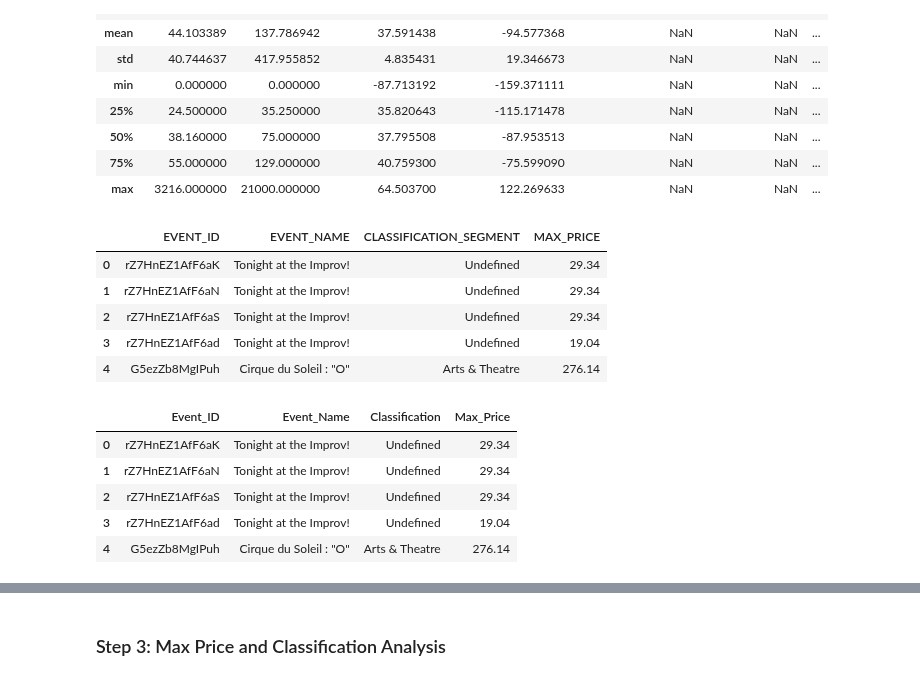
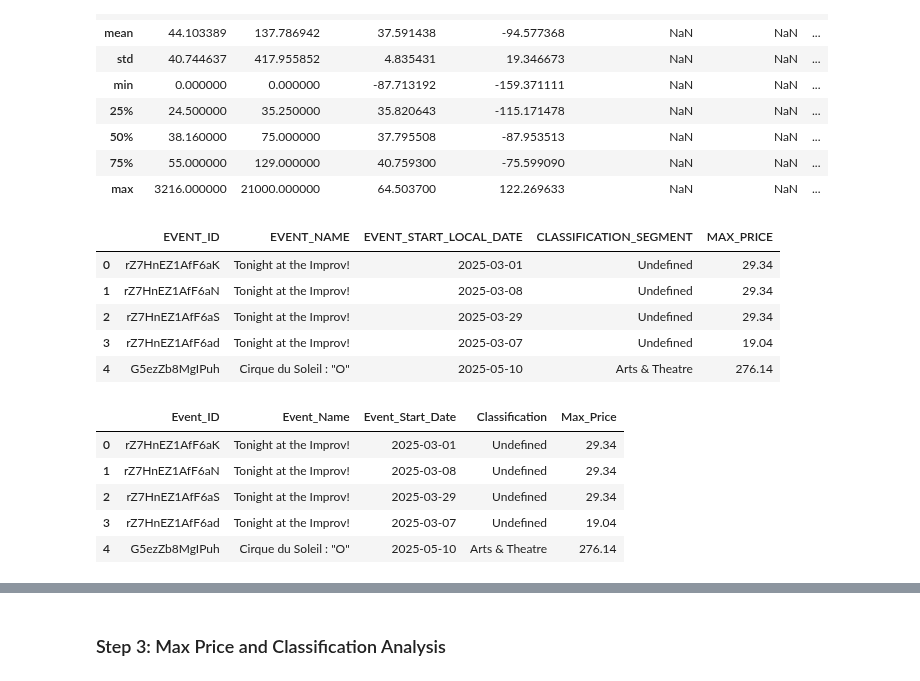
Before and after one commit to dq93/TicketMasterAPI, a Jupyter notebook: notebooks/Vanessa-eda.ipynb, the cells around one changed output, grey strips where cells are left out. Cells and saved outputs as stored; diff of their text form; code cells hidden in the pictures.

```diff
--- a/notebooks/Vanessa-eda.ipynb
+++ b/notebooks/Vanessa-eda.ipynb
@@ -75,7 +77,8 @@ df.describe()
 # remove unneeded columns
 
 df = df[['EVENT_ID', 'EVENT_NAME', #'EVENT_NOTES', 'EVENT_INFO', 'EVENT_STATUS',
-       #'EVENT_START_DATETIME', 'EVENT_END_DATETIME', 'EVENT_START_LOCAL_DATE',
+       #'EVENT_START_DATETIME', 'EVENT_END_DATETIME',
+       'EVENT_START_LOCAL_DATE',
        #'EVENT_START_LOCAL_TIME',
        #'ONSALE_START_DATETIME',
        #'ONSALE_END_DATETIME',
@@ -84,53 +87,53 @@ df = df[['EVENT_ID', 'EVENT_NAME', #'EVENT_NOTES', 'EVENT_INFO', 'EVENT_STATUS',
        #'MIN_PRICE',
          'MAX_PRICE']].copy()
        #,'VENUE_CITY', 'CURRENCY', 'ATTRACTION_NAME', 'ATTRACTION_ID', 'ATTRACTION_IMAGE_URL',
        #'VENUE_NAME', 'VENUE_ID', 'VENUE_STREET',
        #'VENUE_STATE_CODE', #'VENUE_COUNTRY_CODE',
        #'VENUE_LATITUDE',
        #'VENUE_LONGITUDE', 'VENUE_ZIP_CODE', 'VENUE_TIMEZONE', #'ATTRACTION_URL',
        #'VENUE_URL', 'PRIMARY_EVENT_URL', 'RESALE_EVENT_URL', 'PRESALE_NAME',
        #'PRESALE_DATETIME_RANGE', 'LEGACY_EVENT_ID', 'LEGACY_VENUE_ID',
        #'LEGACY_ATTRACTION_ID', 'PRESALE_NAME.1', 'PRESALE_DESCRIPTION',
        #'PRESALE_START_DATETIME', 'PRESALE_END_DATETIME', 'SOURCE',
        #'CLASSIFICATION_TYPE', 'CLASSIFICATION_SUB_TYPE', 'PROMOTER_ID',
        #'PROMOTER_NAME', #'CLASSIFICATION_SEGMENT_ID', 'CLASSIFICATION_GENRE_ID',
        #'CLASSIFICATION_SUB_GENRE_ID', 'CLASSIFICATION_TYPE_ID',
       # 'CLASSIFICATION_SUB_TYPE_ID', 'ATTRACTION_CLASSIFICATION_SEGMENT_ID',
        #'ATTRACTION_CLASSIFICATION_SEGMENT',
        #'ATTRACTION_CLASSIFICATION_GENRE_ID', 'ATTRACTION_CLASSIFICATION_GENRE',
        #'ATTRACTION_CLASSIFICATION_SUB_GENRE_ID',
        #'ATTRACTION_CLASSIFICATION_SUB_GENRE',
       # 'ATTRACTION_CLASSIFICATION_TYPE_ID', 'ATTRACTION_CLASSIFICATION_TYPE',
        #'ATTRACTION_CLASSIFICATION_SUB_TYPE_ID',
        #'ATTRACTION_CLASSIFICATION_SUB_TYPE', 'MIN_PRICE_WITH_FEES',
        #'MAX_PRICE_WITH_FEES',
        #'TRANSACTABLE', 'HOT_EVENT',
        #'ACCESSIBLE_SEATING_DETAIL', 'ADA_PHONE', 'ADA_CUSTOM_COPY',
        #'ADA_HOURS', 'ACCESSIBILITY_INFO', 'API_ONSALE_START_DATETIME',
        #'PLEASE_NOTE', 'IMPORTANT_INFORMATION', 'EVENT_END_LOCAL_DATE'
 
 df.head(5)
 # %% [output]
-|  | EVENT_ID | EVENT_NAME | CLASSIFICATION_SEGMENT | MAX_PRICE |
-| 0 | rZ7HnEZ1AfF6aK | Tonight at the Improv! | Undefined | 29.34 |
-| 1 | rZ7HnEZ1AfF6aN | Tonight at the Improv! | Undefined | 29.34 |
-| 2 | rZ7HnEZ1AfF6aS | Tonight at the Improv! | Undefined | 29.34 |
-| 3 | rZ7HnEZ1AfF6ad | Tonight at the Improv! | Undefined | 19.04 |
-| 4 | G5ezZb8MgIPuh | Cirque du Soleil : "O" | Arts & Theatre | 276.14 |
+|  | EVENT_ID | EVENT_NAME | EVENT_START_LOCAL_DATE | CLASSIFICATION_SEGMENT | MAX_PRICE |
+| 0 | rZ7HnEZ1AfF6aK | Tonight at the Improv! | 2025-03-01 | Undefined | 29.34 |
+| 1 | rZ7HnEZ1AfF6aN | Tonight at the Improv! | 2025-03-08 | Undefined | 29.34 |
+| 2 | rZ7HnEZ1AfF6aS | Tonight at the Improv! | 2025-03-29 | Undefined | 29.34 |
+| 3 | rZ7HnEZ1AfF6ad | Tonight at the Improv! | 2025-03-07 | Undefined | 19.04 |
+| 4 | G5ezZb8MgIPuh | Cirque du Soleil : "O" | 2025-05-10 | Arts & Theatre | 276.14 |
 # %%
 # rename columns
-df = df.rename(columns = {'EVENT_ID':'Event_ID', 'EVENT_NAME':'Event_Name', 'CLASSIFICATION_SEGMENT':'Classification',
+df = df.rename(columns = {'EVENT_ID':'Event_ID', 'EVENT_NAME':'Event_Name', 'EVENT_START_LOCAL_DATE':'Event_Start_Date', 'CLASSIFICATION_SEGMENT':'Classification',
                      'CLASSIFICATION_GENRE':'Genre', 'CLASSIFICATION_SUB_GENRE':'Sub_Genre',
                      'MIN_PRICE':'Min_Price','MAX_PRICE':'Max_Price'})
 
 df.head(5)
 # %% [output]
-|  | Event_ID | Event_Name | Classification | Max_Price |
-| 0 | rZ7HnEZ1AfF6aK | Tonight at the Improv! | Undefined | 29.34 |
-| 1 | rZ7HnEZ1AfF6aN | Tonight at the Improv! | Undefined | 29.34 |
-| 2 | rZ7HnEZ1AfF6aS | Tonight at the Improv! | Undefined | 29.34 |
-| 3 | rZ7HnEZ1AfF6ad | Tonight at the Improv! | Undefined | 19.04 |
-| 4 | G5ezZb8MgIPuh | Cirque du Soleil : "O" | Arts & Theatre | 276.14 |
+|  | Event_ID | Event_Name | Event_Start_Date | Classification | Max_Price |
+| 0 | rZ7HnEZ1AfF6aK | Tonight at the Improv! | 2025-03-01 | Undefined | 29.34 |
+| 1 | rZ7HnEZ1AfF6aN | Tonight at the Improv! | 2025-03-08 | Undefined | 29.34 |
+| 2 | rZ7HnEZ1AfF6aS | Tonight at the Improv! | 2025-03-29 | Undefined | 29.34 |
+| 3 | rZ7HnEZ1AfF6ad | Tonight at the Improv! | 2025-03-07 | Undefined | 19.04 |
+| 4 | G5ezZb8MgIPuh | Cirque du Soleil : "O" | 2025-05-10 | Arts & Theatre | 276.14 |
 # %%
 # drop duplicates and undefined data
 
```
Also changed, not shown: parts of 16 cells of this notebook.
